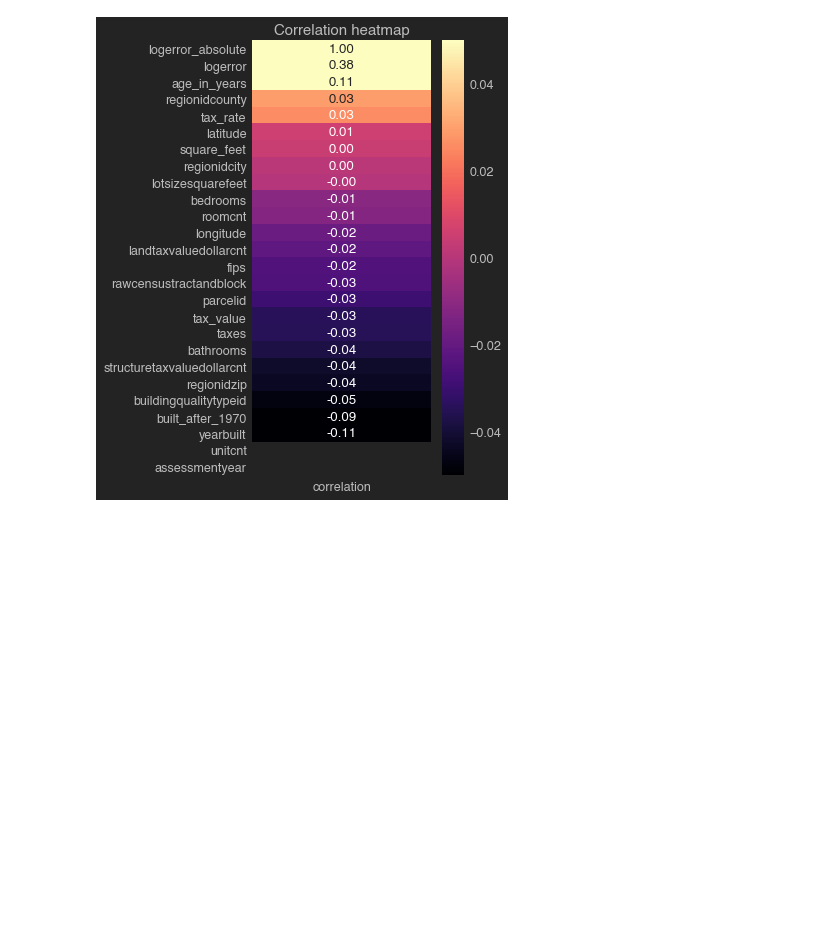
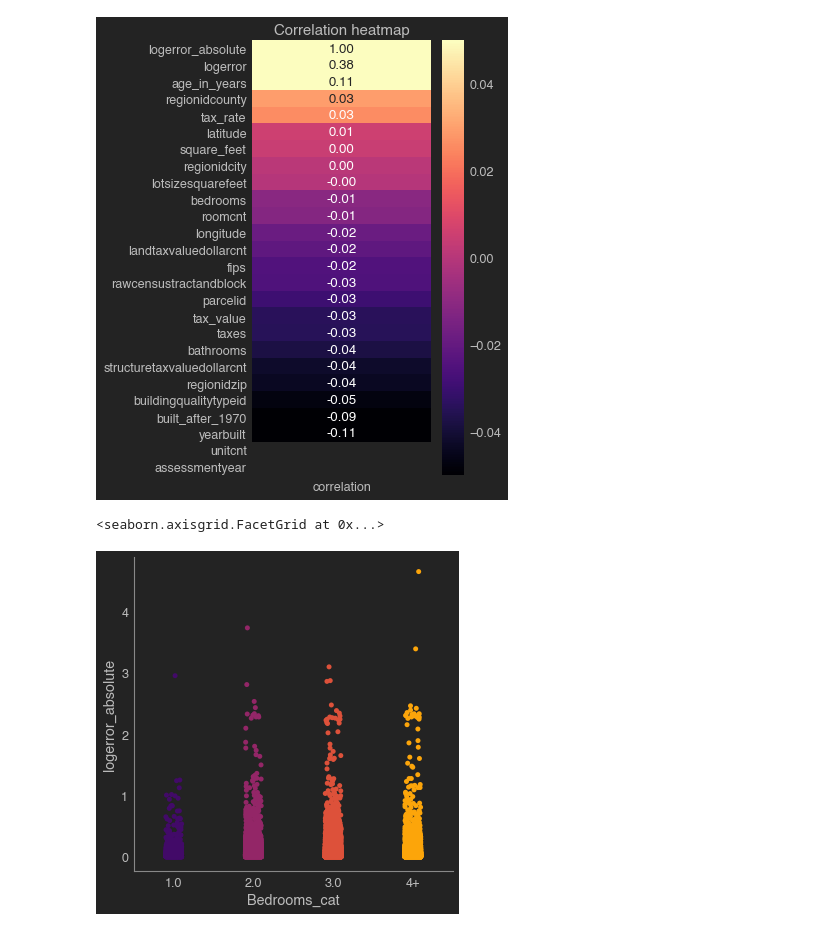
Before and after one commit to sam-and-ken/clustering-project, a Jupyter notebook: Cluster_project_explore_Ken.ipynb, the cells around one changed output. Saved outputs shown, nothing was run; the diff lists cells and outputs as text; code cells hidden in the pictures; blank space fills up the shorter version.

```diff
--- a/Cluster_project_explore_Ken.ipynb
+++ b/Cluster_project_explore_Ken.ipynb
@@ -106,3 +106,8 @@ min          0.000002
 75%          0.063391
 max          4.655420
 Name: logerror_absolute, dtype: float64
+# %%
+#creating transaction month column
+df['transactiondate'] = df.transactiondate.astype('str')
+df['transaction_month'] = df.transactiondate.str.split('-',expand=True)[1]
+df.transaction_month.value_counts()
@@ -130,3 +146,8 @@ plt.title('Correlation heatmap', fontsize = 15)
 plt.show()
 # %% [output]
 [figure]
+# %%
+sns.catplot(data=train, x='Bedrooms_cat',y='logerror_absolute', palette='inferno',order=[1.0,2.0,3.0,'4+'])
+# %% [output]
+<seaborn.axisgrid.FacetGrid at 0x...>
+[figure, added]
```
Also changed, not shown: parts of 32 cells of this notebook.
